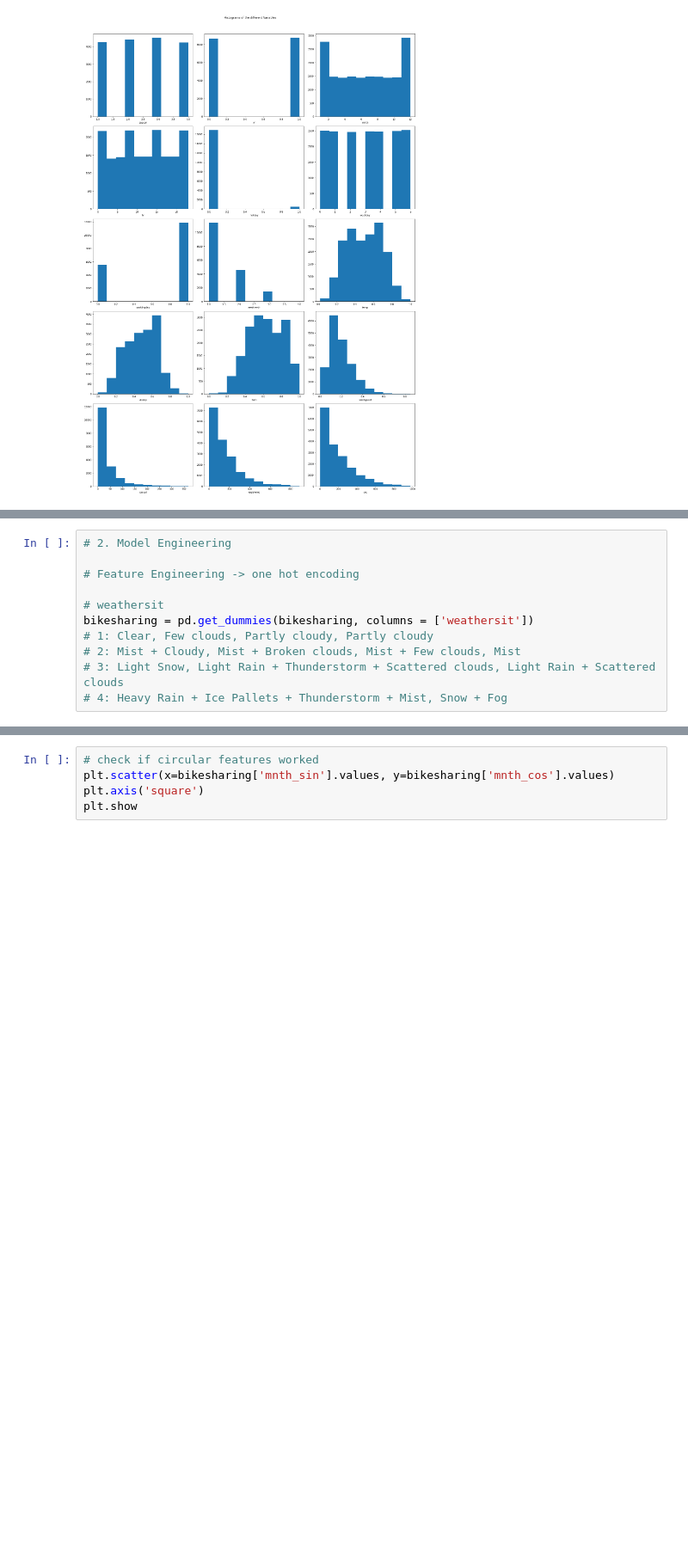
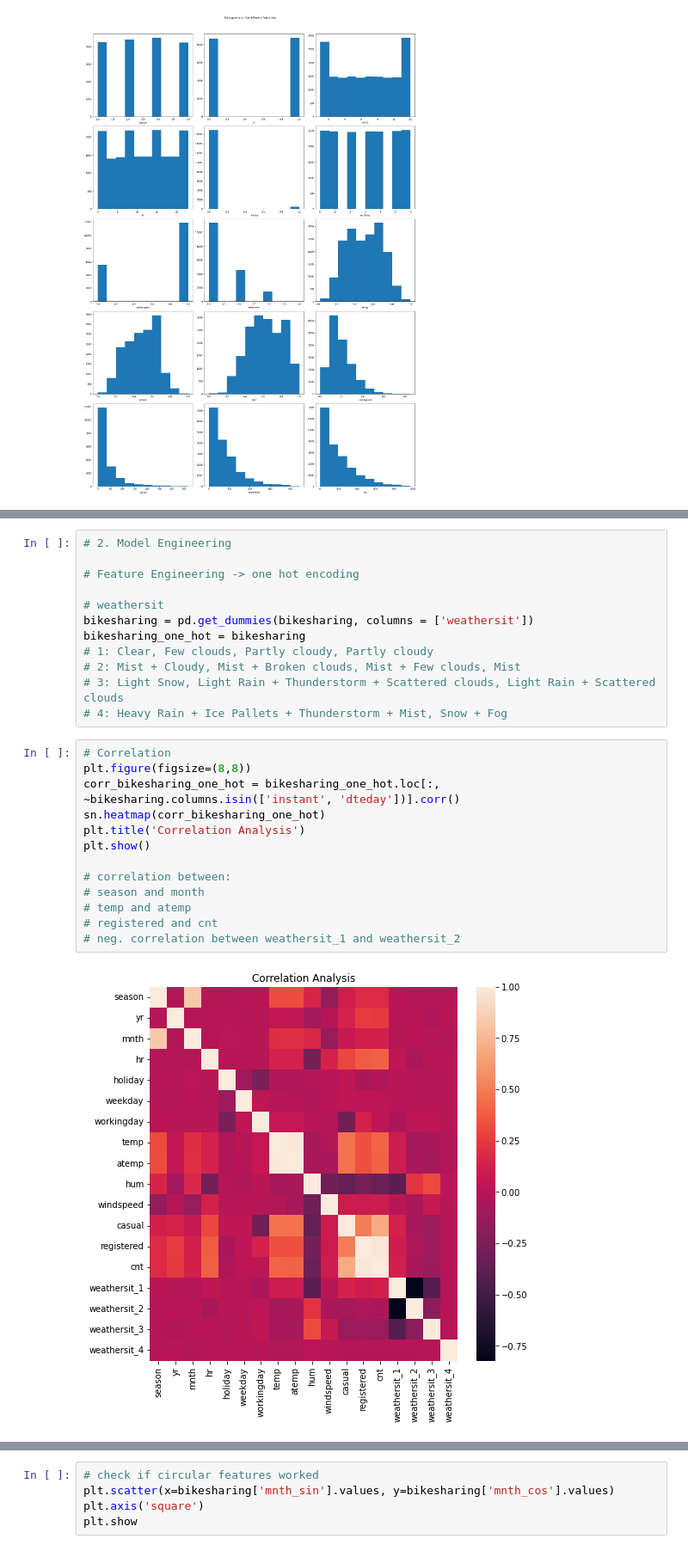
Before and after one commit to Philipp-Otter/02450-Introduction-to-Machine-Learning-and-Data-Mining, a Jupyter notebook: Bike-Sharing-Dataset/Bikesharing.ipynb, the cells around one changed output, grey strips where cells are left out. Shown at 86% size. Drawn from its saved outputs; the diff is of its cells as text; blank space fills up the shorter version.

```diff
--- a/Bike-Sharing-Dataset/Bikesharing.ipynb
+++ b/Bike-Sharing-Dataset/Bikesharing.ipynb
@@ -124,10 +140,26 @@ plt.show()
 
 # weathersit
 bikesharing = pd.get_dummies(bikesharing, columns = ['weathersit'])
+bikesharing_one_hot = bikesharing
 # 1: Clear, Few clouds, Partly cloudy, Partly cloudy
 # 2: Mist + Cloudy, Mist + Broken clouds, Mist + Few clouds, Mist
 # 3: Light Snow, Light Rain + Thunderstorm + Scattered clouds, Light Rain + Scattered clouds
 # 4: Heavy Rain + Ice Pallets + Thunderstorm + Mist, Snow + Fog
+# %%
+# Correlation
+plt.figure(figsize=(8,8))
+corr_bikesharing_one_hot = bikesharing_one_hot.loc[:, ~bikesharing.columns.isin(['instant', 'dteday'])].corr()
+sn.heatmap(corr_bikesharing_one_hot)
+plt.title('Correlation Analysis')
+plt.show()
+
+# correlation between:
+# season and month
+# temp and atemp
+# registered and cnt
+# neg. correlation between weathersit_1 and weathersit_2
+# %% [output]
+[figure, added]
 # %%
 # Feature Engineering -> cyclical features encoding
 # hr
```
Also changed, not shown: parts of 9 cells of this notebook.
